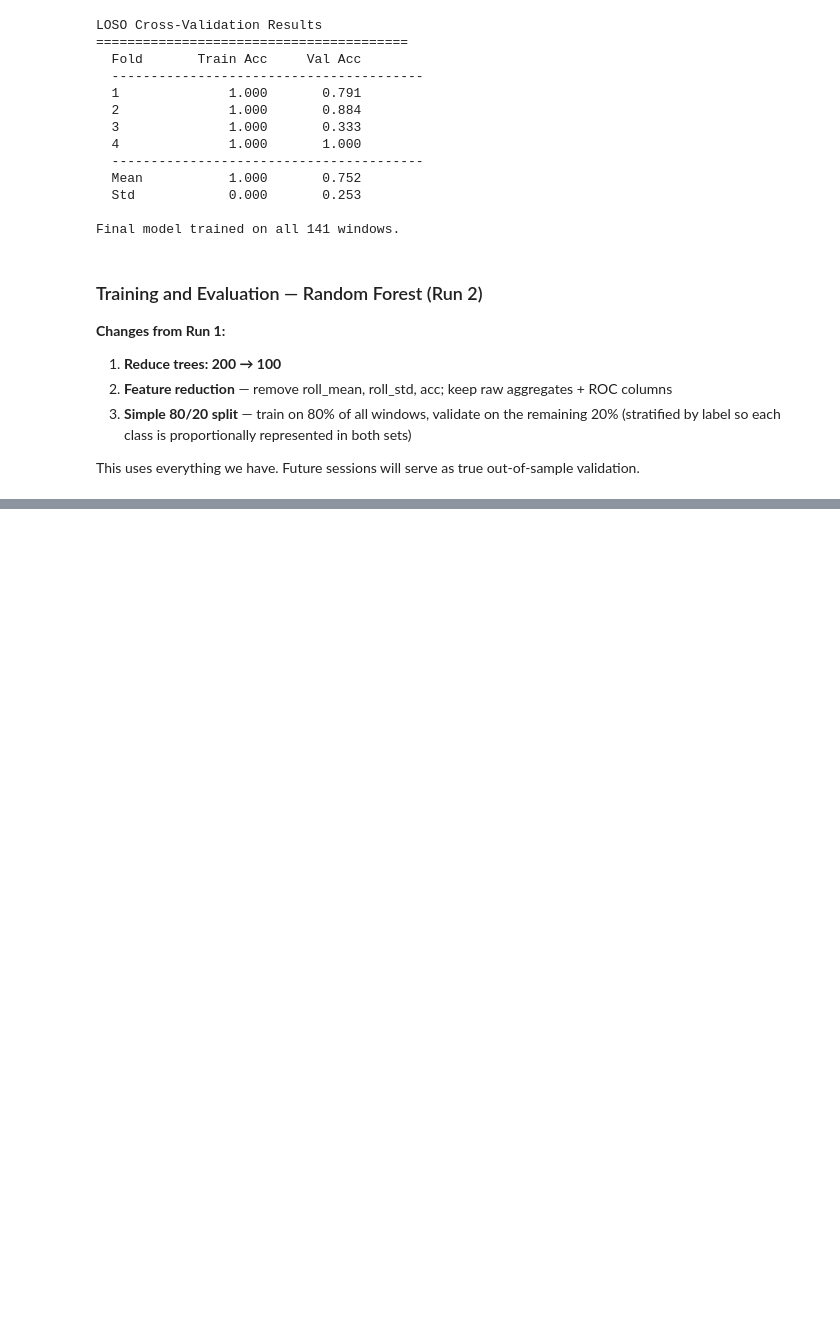
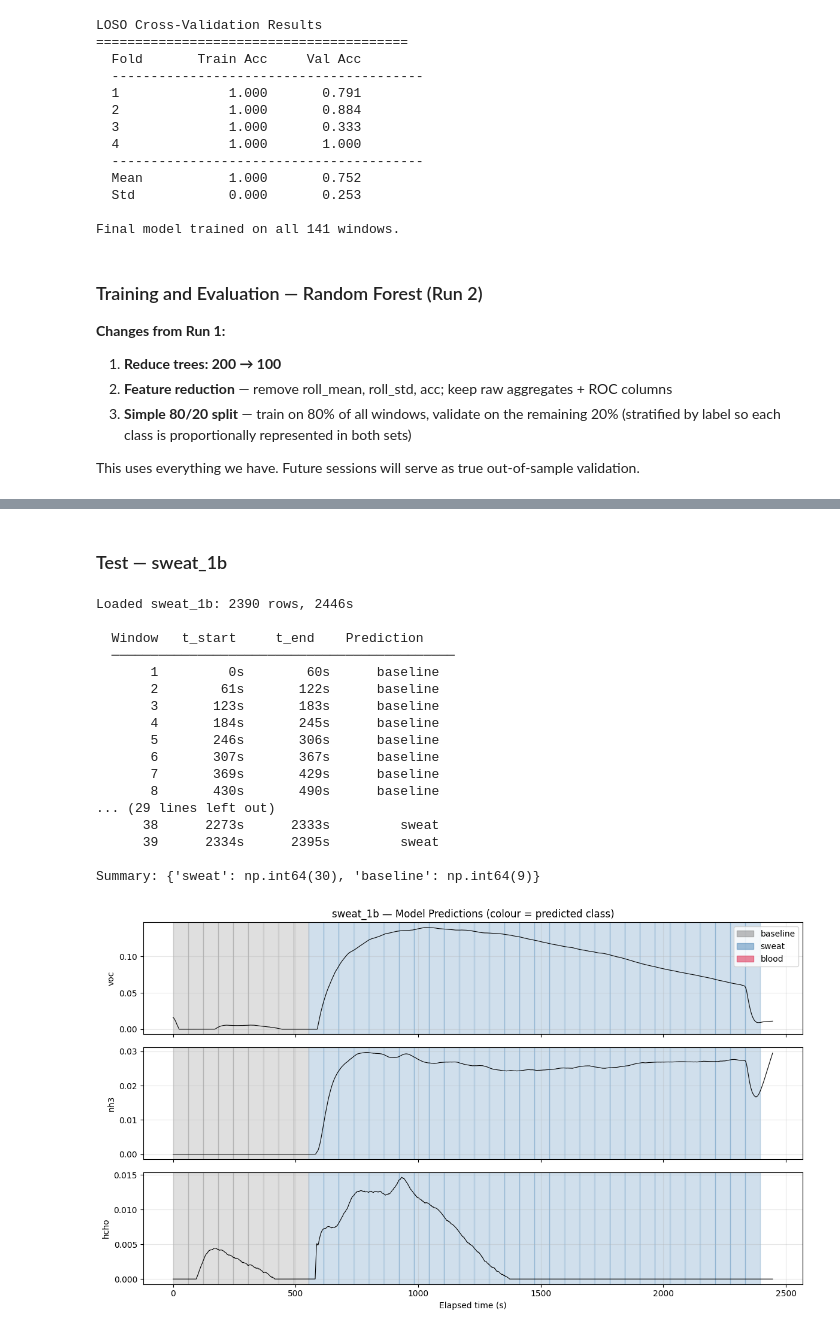
Before and after one commit to brenthoang12/gas-injury-detection, a Jupyter notebook: experiment-data-clean/combined.ipynb, the cells around one changed output, grey strips where cells are left out. Cells and saved outputs as stored; diff of their text form; code cells hidden in the pictures; blank space fills up the shorter version.

```diff
--- a/experiment-data-clean/combined.ipynb
+++ b/experiment-data-clean/combined.ipynb
@@ -496,7 +496,7 @@ This uses everything we have. Future sessions will serve as true out-of-sample v
 import numpy as np
 from sklearn.ensemble import RandomForestClassifier
 from sklearn.model_selection import train_test_split
-from sklearn.metrics import accuracy_score, classification_report
+from sklearn.metrics import accuracy_score, precision_score, recall_score
 import warnings
 warnings.filterwarnings("ignore")
 
@@ -513,7 +513,7 @@ X2     = windows_balanced[feature_cols_r2]
 y2     = windows_balanced["label"]
 groups = windows_balanced["session"]
 
-# ── 80/20 split — stratified by label ────────────────────────────────────────
+# ── 80/20 split — stratified by label ─────────────────────────────────────────
 X_train, X_test, y_train, y_test, grp_train, grp_test = train_test_split(
     X2, y2, groups,
     test_size=0.2,
@@ -529,7 +529,7 @@ print(f"\nTest:  {len(X_test)} windows")
 for sess, count in grp_test.value_counts().sort_index().items():
     print(f"  {sess}: {count} windows")
 
-# ── Train ─────────────────────────────────────────────────────────────────────
+# ── Train ──────────────────────────────────────────────────────────────────────
 model_r2 = RandomForestClassifier(
     n_estimators=100,
     class_weight="balanced",
@@ -538,25 +538,26 @@ model_r2 = RandomForestClassifier(
 )
 model_r2.fit(X_train, y_train)
 
-# ── Validate ──────────────────────────────────────────────────────────────────
+# ── Validate ───────────────────────────────────────────────────────────────────
 y_pred = model_r2.predict(X_test)
 acc    = accuracy_score(y_test, y_pred)
 
 CLASS_NAMES = ["baseline", "sweat", "blood"]
-print(f"\nOverall accuracy: {acc:.3f}")
-report = classification_report(y_test, y_pred,
-                               labels=[0, 1, 2],
-                               target_names=CLASS_NAMES,
-                               zero_division=0)
-for line in report.splitlines():
-    print(f"  {line}")
+print(f"\nOverall accuracy: {acc:.3f}\n")
+print(f"  {'Class':<12}  {'Precision':>10}  {'Recall':>8}  {'Support':>8}")
+print(f"  {'-'*44}")
+for i, name in enumerate(CLASS_NAMES):
+    prec = precision_score(y_test, y_pred, labels=[i], average='micro', zero_division=0)
+    rec  = recall_score(y_test, y_pred, labels=[i], average='micro', zero_division=0)
+    sup  = int((y_test == i).sum())
+    print(f"  {name:<12}  {prec:>10.3f}  {rec:>8.3f}  {sup:>8}")
 
-# ── Per-session breakdown ─────────────────────────────────────────────────────
+# ── Per-session breakdown ──────────────────────────────────────────────────────
 print("\nPer-session accuracy:")
 for sess in sorted(grp_test.unique()):
-    mask = (grp_test == sess).values
+    mask  = (grp_test == sess).values
     acc_s = accuracy_score(y_test.iloc[mask], y_pred[mask])
-    n = mask.sum()
+    n     = mask.sum()
     print(f"  {sess:<12}: {acc_s:.3f}  ({n} windows)")
 # %% [output]
 Run 1 features: 284
@@ -578,0 +664,23 @@ Test:  29 windows
+# %% [markdown]
+### Test — sweat_1b
+# %%
+classify_session("sweat_1b", "sweat_1b")
+# %% [output]
+Loaded sweat_1b: 2390 rows, 2446s
+
+  Window   t_start     t_end    Prediction
+  ────────────────────────────────────────────
+       1         0s        60s      baseline
+       2        61s       122s      baseline
+       3       123s       183s      baseline
+       4       184s       245s      baseline
+       5       246s       306s      baseline
+       6       307s       367s      baseline
+       7       369s       429s      baseline
+       8       430s       490s      baseline
+... (29 lines left out)
+      38      2273s      2333s         sweat
+      39      2334s      2395s         sweat
+
+Summary: {'sweat': np.int64(30), 'baseline': np.int64(9)}
+[figure, added]
```
Also changed, not shown: parts of 5 cells of this notebook, 5 other files.
